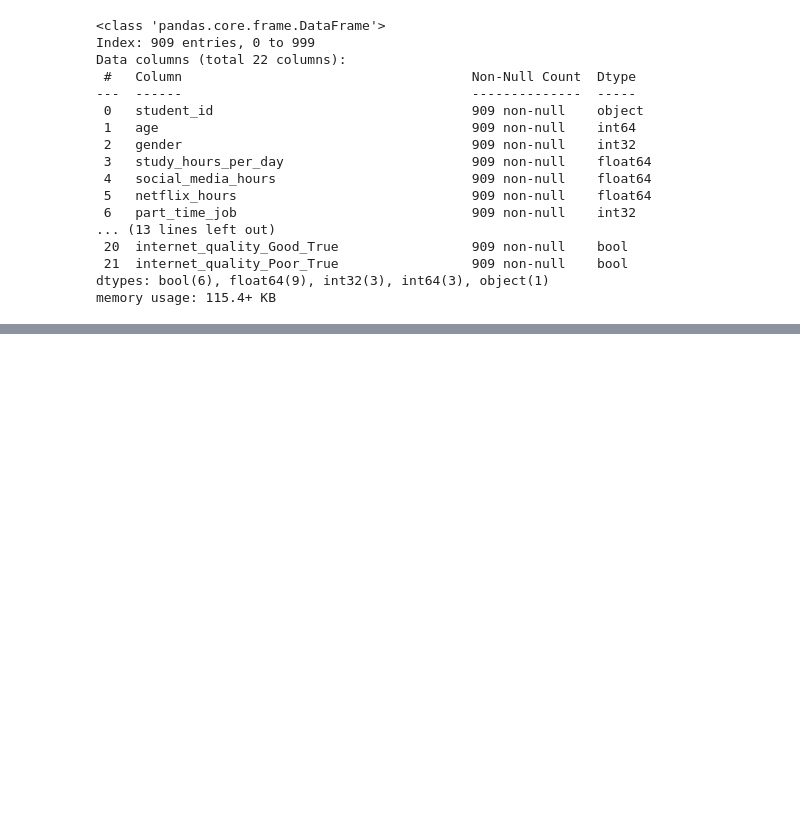
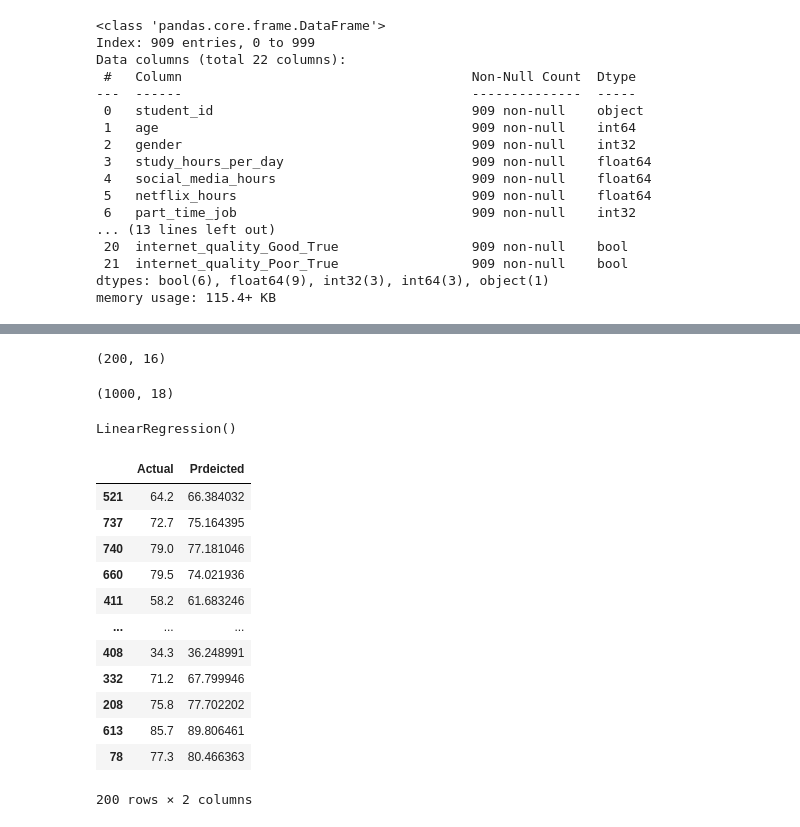
Before and after one commit to chaudhary-dotcom/ML, a Jupyter notebook: student_marks.ipynb, the cells around one changed output, grey strips where cells are left out. Drawn from its saved outputs; the diff is of its cells as text; code cells hidden in the pictures; blank space fills up the shorter version.

```diff
--- a/student_marks.ipynb
+++ b/student_marks.ipynb
@@ -309,0 +367,13 @@ NameError: name 'X_train' is not defined
+# %%
+pd.DataFrame(X_test, y_test).shape
+# %% [output]
+(200, 16)
+# %%
+df.shape
+# %% [output]
+(1000, 18)
+# %%
+model = LinearRegression()
+model.fit(X_train, y_train)
+# %% [output]
+LinearRegression()
@@ -309,0 +382,16 @@ NameError: name 'X_train' is not defined
+# %%
+pd.DataFrame({'Actual': y_test, 'Prdeicted': y_pred})
+# %% [output]
+|  | Actual | Prdeicted |
+| 521 | 64.2 | 66.384032 |
+| 737 | 72.7 | 75.164395 |
+| 740 | 79.0 | 77.181046 |
+| 660 | 79.5 | 74.021936 |
+| 411 | 58.2 | 61.683246 |
+| ... | ... | ... |
+| 408 | 34.3 | 36.248991 |
+| 332 | 71.2 | 67.799946 |
+| 208 | 75.8 | 77.702202 |
+| 613 | 85.7 | 89.806461 |
+| 78 | 77.3 | 80.466363 |
+200 rows × 2 columns
```
Also changed, not shown: parts of 25 cells of this notebook.
